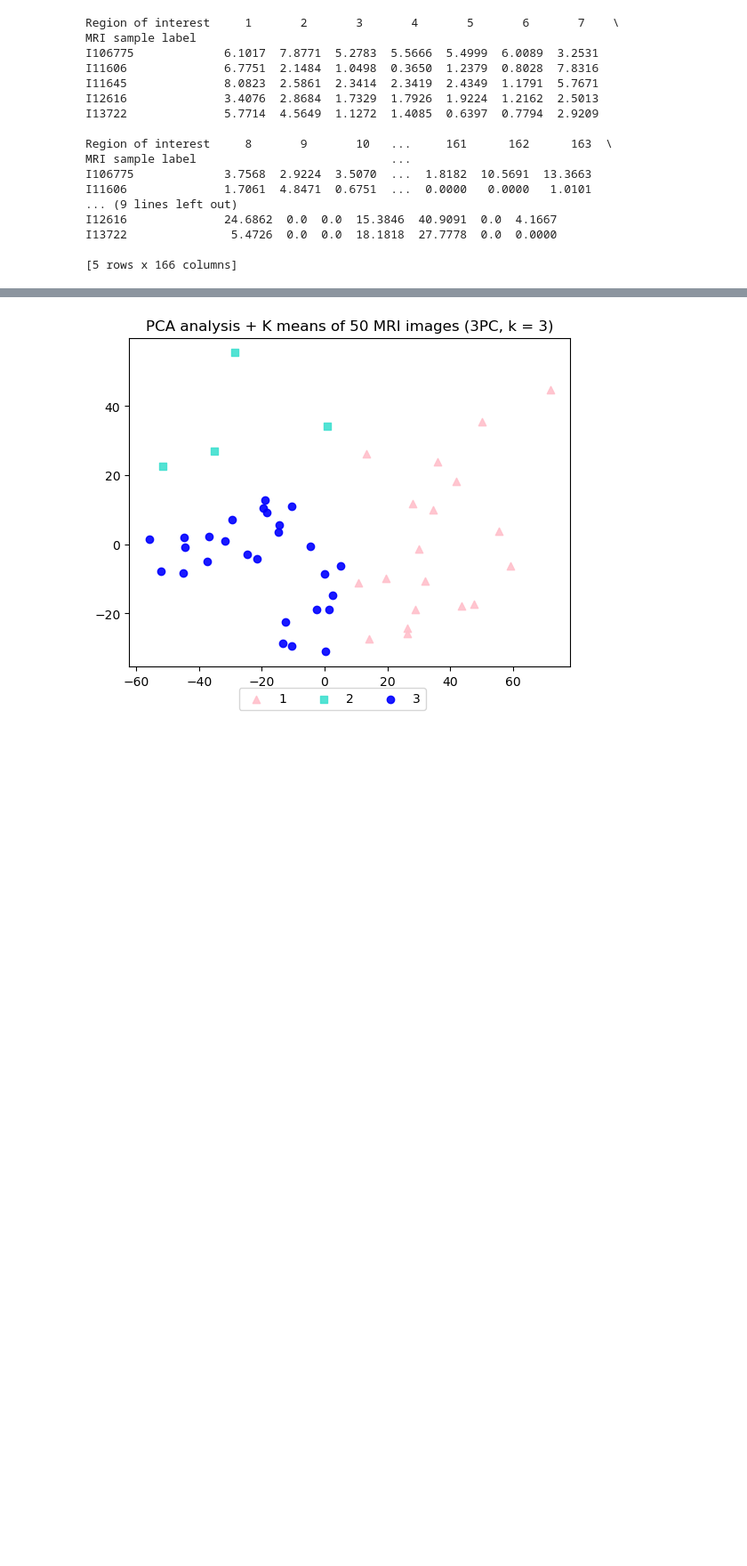
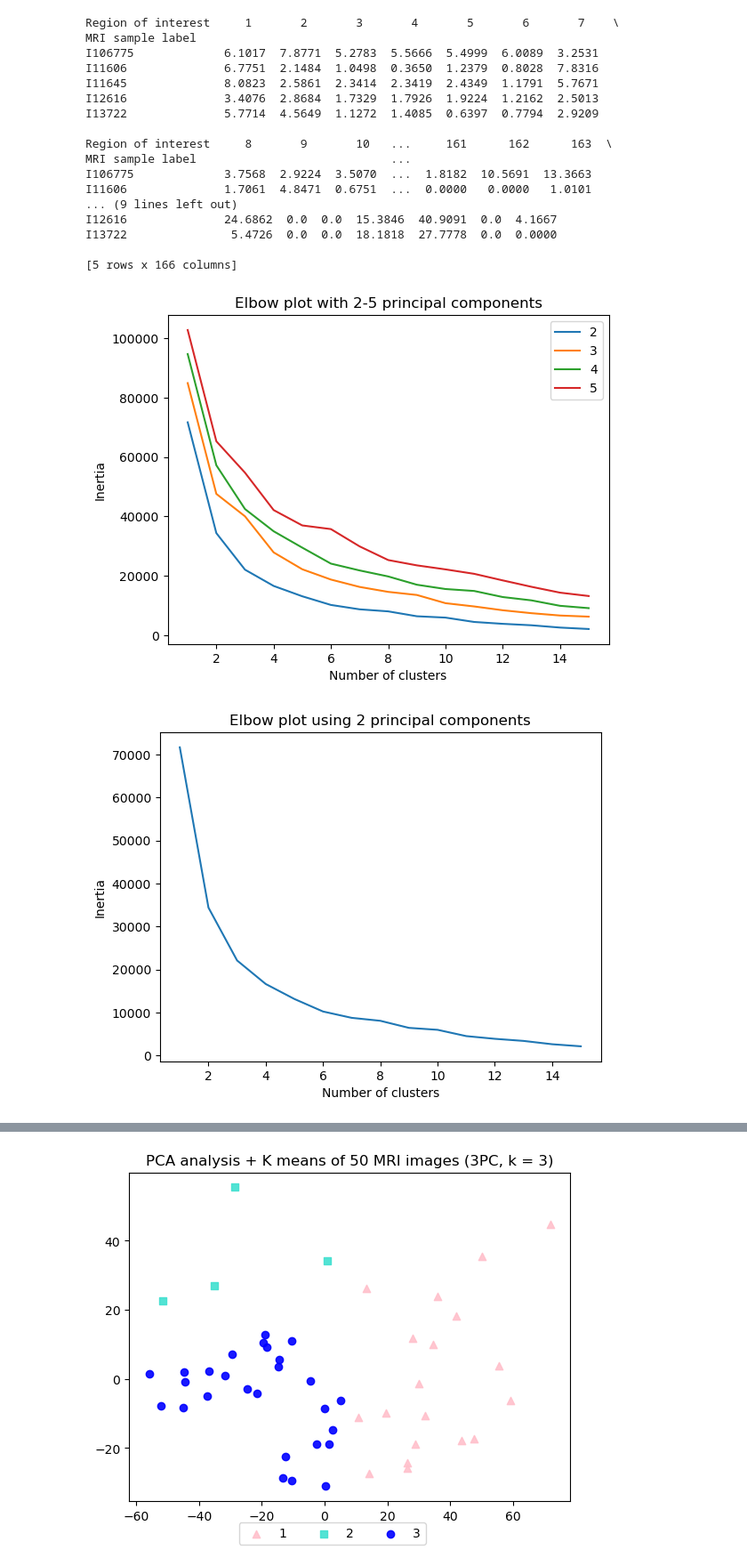
Before and after one commit to miranda2436/gene-sgan, a Jupyter notebook: mri_50_pca.ipynb, the cells around one changed output, grey strips where cells are left out. Shown at 89% size. Drawn from its saved outputs; the diff is of its cells as text; code cells hidden in the pictures; blank space fills up the shorter version.

Commit message:
adding elbow plots

```diff
--- a/mri_50_pca.ipynb
+++ b/mri_50_pca.ipynb
@@ -34,3 +34,39 @@ I12616              24.6862  0.0  0.0  15.3846  40.9091  0.0  4.1667
 I13722               5.4726  0.0  0.0  18.1818  27.7778  0.0  0.0000
 
 [5 rows x 166 columns]
+# %%
+# Elbow plots
+
+k = np.arange(1,16,1)
+
+for j in range(4):
+    x = []
+    for i in range(15):
+        pca = PCA(n_components=j+2,random_state=42)
+        pca_result = pca.fit_transform(imaging_data)
+        kmeans = KMeans(n_clusters=i+1, random_state=0, n_init="auto").fit(pca_result)
+        a = (kmeans.inertia_)
+        x.append(a)
+    plt.plot(k, x, label = j+2)
+plt.xlabel("Number of clusters")
+plt.ylabel("Inertia")
+plt.legend()
+plt.title(f"Elbow plot with 2-5 principal components")
+plt.show()
+
+for j in range(4):
+    x = []
+    for i in range(15):
+        pca = PCA(n_components=j+2,random_state=42)
+        pca_result = pca.fit_transform(imaging_data)
+        kmeans = KMeans(n_clusters=i+1, random_state=0, n_init="auto").fit(pca_result)
+        a = (kmeans.inertia_)
+        x.append(a)
+    plt.plot(k, x)
+    plt.xlabel("Number of clusters")
+    plt.ylabel("Inertia")
+    plt.title(f"Elbow plot using {j+2} principal components")
+    plt.show()
+# %% [output]
+[figure, added]
+[figure, added]
```
Also changed, not shown: parts of 2 cells of this notebook.
